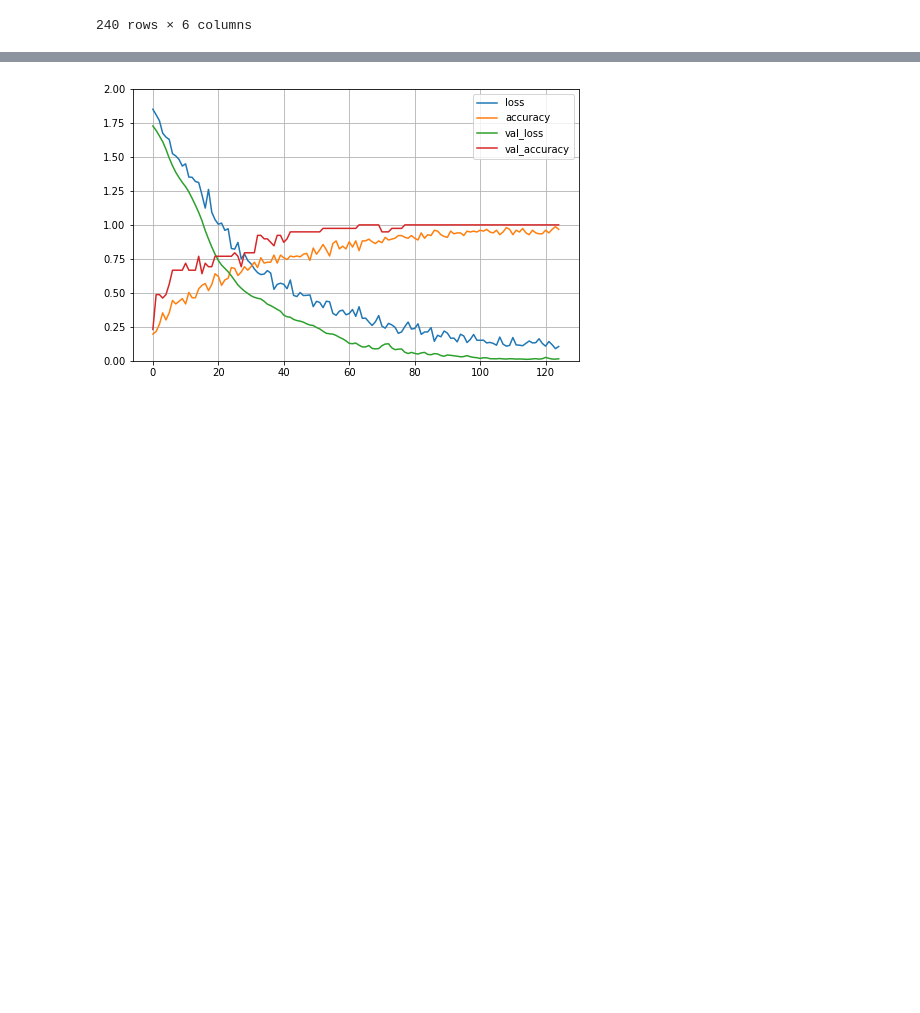
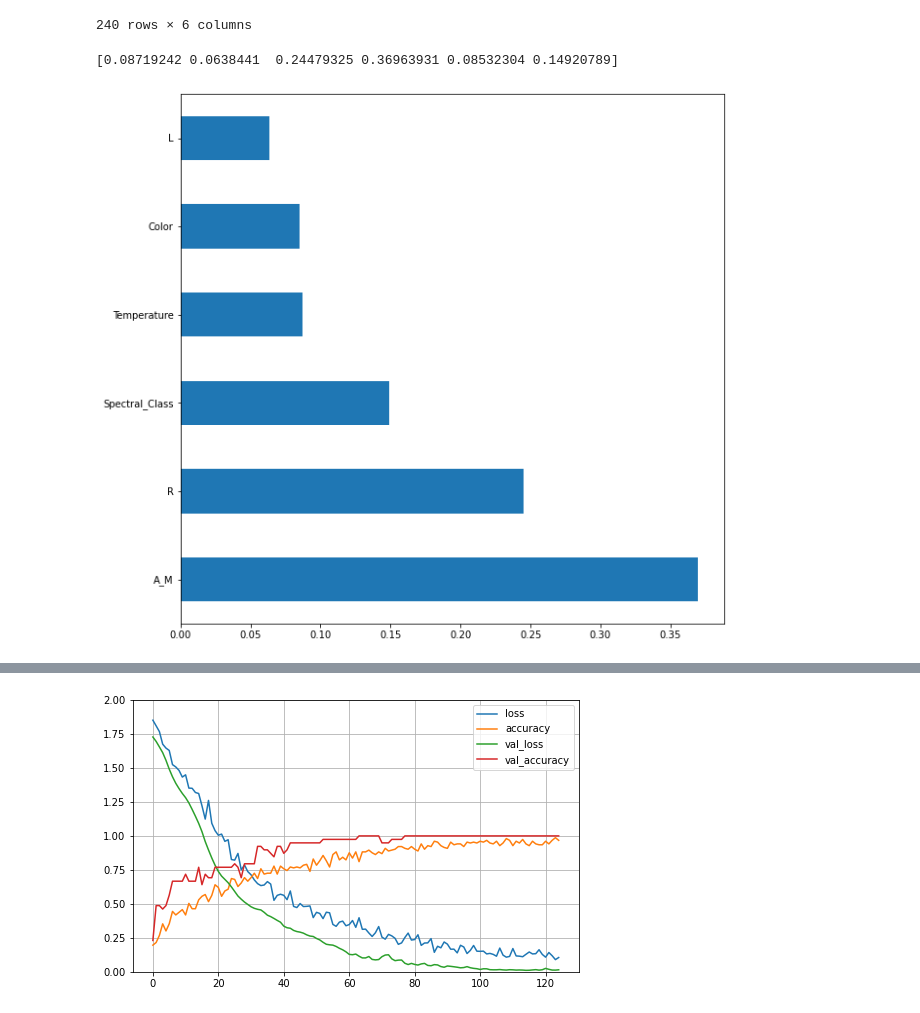
Before and after one commit to Adam-Palacz/nasa_planet_classificator, a Jupyter notebook: nasa_planet_classificator.ipynb, the cells around one changed output, grey strips where cells are left out. Cells and saved outputs as stored; diff of their text form; code cells hidden in the pictures; blank space fills up the shorter version.

```diff
--- a/nasa_planet_classificator.ipynb
+++ b/nasa_planet_classificator.ipynb
@@ -73,5 +88,5 @@ test = lb.fit_transform(stars_df[['Color']])
 # %%
-stars_df['Color']=pd.DataFrame(test.astype(int))
+stars_df['Color']=pd.DataFrame(color_oe.astype(int))
 stars_df
 # %% [output]
 |  | Temperature | L | R | A_M | Color | Spectral_Class | Type |
@@ -88,8 +103,8 @@ stars_df
 | 239 | 37882 | 294903.000000 | 1783.0000 | -7.80 | 0 | O | 5 |
 240 rows × 7 columns
 # %%
-test = lb.fit_transform(stars_df[['Spectral_Class']])
-stars_df['Spectral_Class']=pd.DataFrame(test.astype(int))
+spectral_class_oe = oe.fit_transform(stars_df[['Spectral_Class']])
+stars_df['Spectral_Class']=pd.DataFrame(spectral_class_oe.astype(int))
 stars_df
 # %% [output]
 |  | Temperature | L | R | A_M | Color | Spectral_Class | Type |
@@ -140,0 +123,3 @@ plt.show()
+# %%
+X = stars_df.drop(columns='Type')
+X.sample(5)
@@ -155,13 +147,12 @@ X.iloc[:,:4]
 | 239 | 37882 | 294903.000000 | 1783.0000 | -7.80 |
 240 rows × 4 columns
 # %%
-from sklearn.preprocessing import StandardScaler
 scaler = StandardScaler()
-Xs = scaler.fit_transform(X.iloc[:,:4])
-Xs = pd.DataFrame(Xs)
-Xf = Xs.merge(X.iloc[:,4:],how='left', on=Xs.index)
-Xf = Xf.drop(columns=['key_0'])
-Xf
+X_sc = scaler.fit_transform(X.iloc[:,:4])
+X_sc = pd.DataFrame(X_sc)
+X_final = X_sc.merge(X.iloc[:,4:],how='left', on=X_sc.index)
+X_final = X_final.drop(columns=['key_0'])
+X_final
 # %% [output]
 |  | 0 | 1 | 2 | 3 | Color | Spectral_Class |
 | 0 | -0.779382 | -0.598624 | -0.459210 | 1.116745 | 8 | 5 |
@@ -176,4 +167,17 @@ Xf
 | 238 | -0.132438 | 1.662878 | 1.695177 | -1.485403 | 9 | 0 |
 | 239 | 2.872754 | 1.048345 | 2.995370 | -1.159064 | 0 | 6 |
 240 rows × 6 columns
+# %%
+y = stars_df['Type']
+model = ExtraTreesClassifier()
+model.fit(X_final,y)
+print(model.feature_importances_)
+feat_importances = pd.Series(model.feature_importances_, index=X.columns)
+
+plt.figure(figsize=(10,10))
+feat_importances.nlargest(29).plot(kind='barh')
+plt.show()
+# %% [output]
+[0.08719242 0.0638441  0.24479325 0.36963931 0.08532304 0.14920789]
+[figure, added]
 # %%
```
Also changed, not shown: parts of 19 cells of this notebook, 1 other file.
